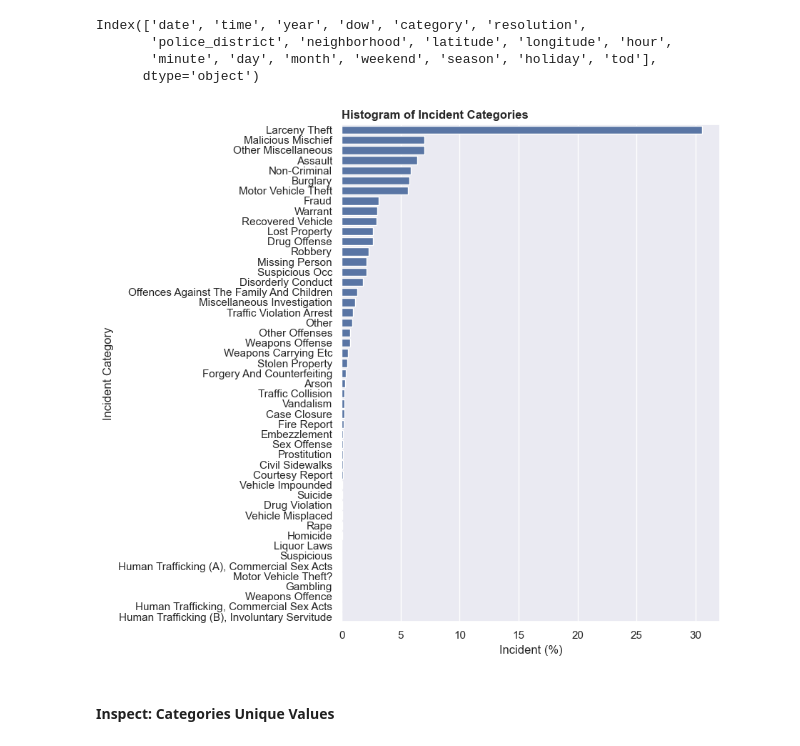
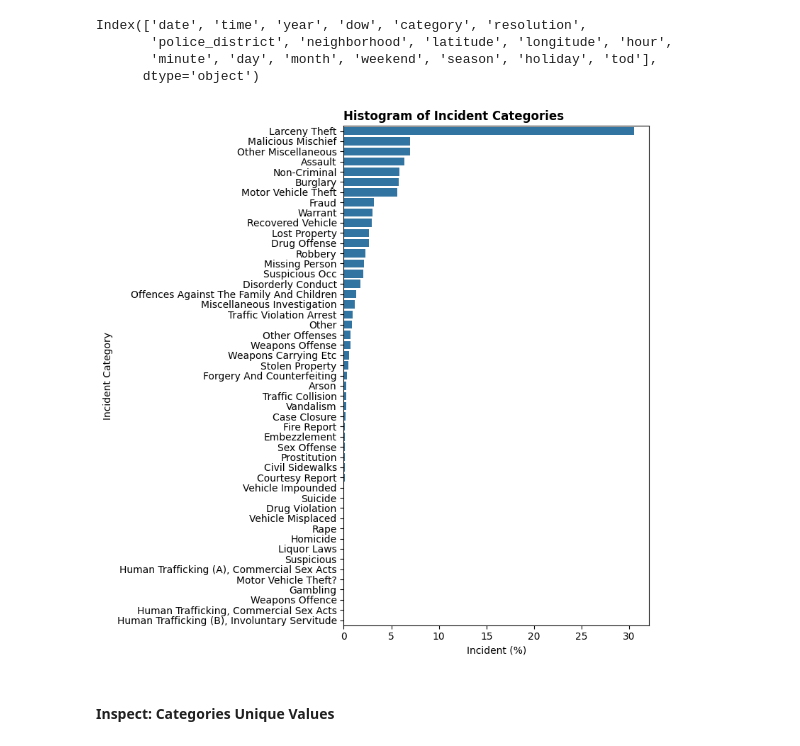
Before and after one commit to fazeelgm/UCB_ML_AI_Capstone, a Jupyter notebook: notebooks/ExploratoryDataAnalysis.ipynb, the cells around one changed output. Cells and saved outputs as stored; diff of their text form; code cells hidden in the pictures.

```diff
--- a/notebooks/ExploratoryDataAnalysis.ipynb
+++ b/notebooks/ExploratoryDataAnalysis.ipynb
@@ -930,20 +927,20 @@ Index(['date', 'time', 'year', 'dow', 'category', 'resolution',
        'minute', 'day', 'month', 'weekend', 'season', 'holiday', 'tod'],
       dtype='object')
 # %%
-plt.figure(figsize=(graph_utils.page_width, 8))
+plt.figure(figsize=(Config.PAGE_WIDTH, 8))
 
 cats = current_clean_df.category.value_counts()   # save for later
 sns.barplot(current_clean_df.category.value_counts(normalize=True) * 100, orient='h')
 
 plt.xlabel('Incident (%)')
 plt.ylabel('Incident Category')
 plt.title('Histogram of Incident Categories', loc="left", fontdict={"weight": "bold"}, y=1.0)
 
 plt.tight_layout()
 plt.savefig(Config.IMAGE_DIR / 'categories_histogram.png')
 plt.show()
 # %% [output]
-[figure, old version]
+[figure, new version]
 # %% [markdown]
 #### Inspect: Categories Unique Values
 # %%
```
Also changed, not shown: parts of 14 cells of this notebook, 15 other files.
